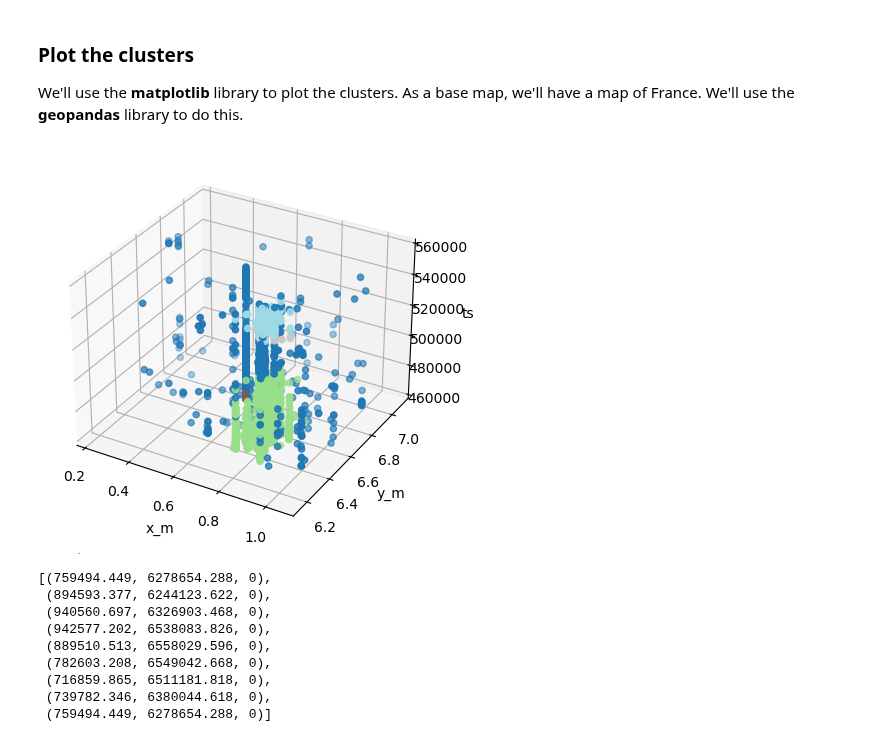
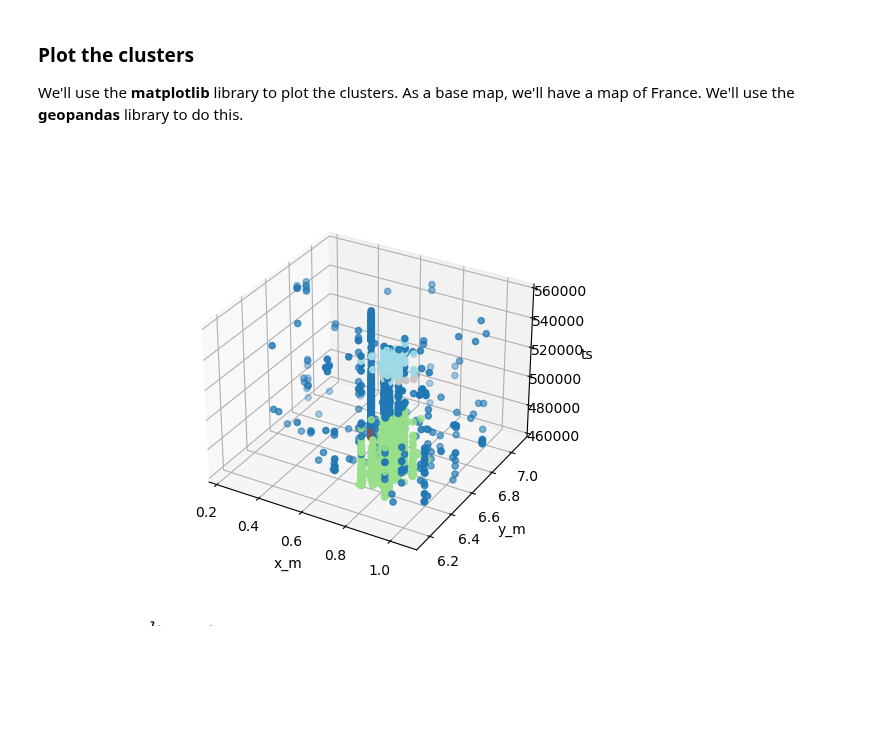
Before and after one commit to lletassey/clustering-tweets-earthquake, a Jupyter notebook: notebooks/algos/stdbscan.ipynb, the cells around one changed output. Saved outputs shown, nothing was run; the diff lists cells and outputs as text; code cells hidden in the pictures; blank space fills up the shorter version.

Commit message:
Use ipympl for interactive matplotlib

```diff
--- a/notebooks/algos/stdbscan.ipynb
+++ b/notebooks/algos/stdbscan.ipynb
@@ -169,39 +172,12 @@ hulls.head()
 
 We'll use the **matplotlib** library to plot the clusters. As a base map, we'll have a map of France. We'll use the **geopandas** library to do this.
 # %%
-%matplotlib inline
-from mpl_toolkits import mplot3d
-import matplotlib.pyplot as plt
-
 # Plot hulls in 3D
-fig = plt.figure(figsize=(5, 5))
 ax = plt.axes(projection='3d')
 ax.scatter3D(tweets['x_m'], tweets['y_m'], tweets['ts'], c=tweets['cluster'], cmap='tab20')
 ax.set_xlabel('x_m')
 ax.set_ylabel('y_m')
 ax.set_zlabel('ts')
 plt.show()
-
-# Plot hulls polygons in 3D
-# fig = plt.figure(figsize=(5, 5))
-# ax = plt.axes(projection='3d')
-# ax.scatter3D(tweets['x_m'], tweets['y_m'], tweets['ts'], c=tweets['cluster'], cmap='tab20')
-# ax.add_collection3d(mplot3d.art3d.Poly3DCollection(hulls['vertices_3d'], facecolors='none', edgecolors='black'))
-# ax.set_xlabel('x_m')
-# ax.set_ylabel('y_m')
-# ax.set_zlabel('ts')
-# plt.show()
 # %% [output]
-[figure, old version]
+[figure, new version]
-# %%
-hulls['vertices_3d'][0]
-# %% [output]
-[(759494.449, 6278654.288, 0),
- (894593.377, 6244123.622, 0),
- (940560.697, 6326903.468, 0),
- (942577.202, 6538083.826, 0),
- (889510.513, 6558029.596, 0),
- (782603.208, 6549042.668, 0),
- (716859.865, 6511181.818, 0),
- (739782.346, 6380044.618, 0),
- (759494.449, 6278654.288, 0)]
```
Also changed, not shown: parts of 5 cells of this notebook, 1 other file.
